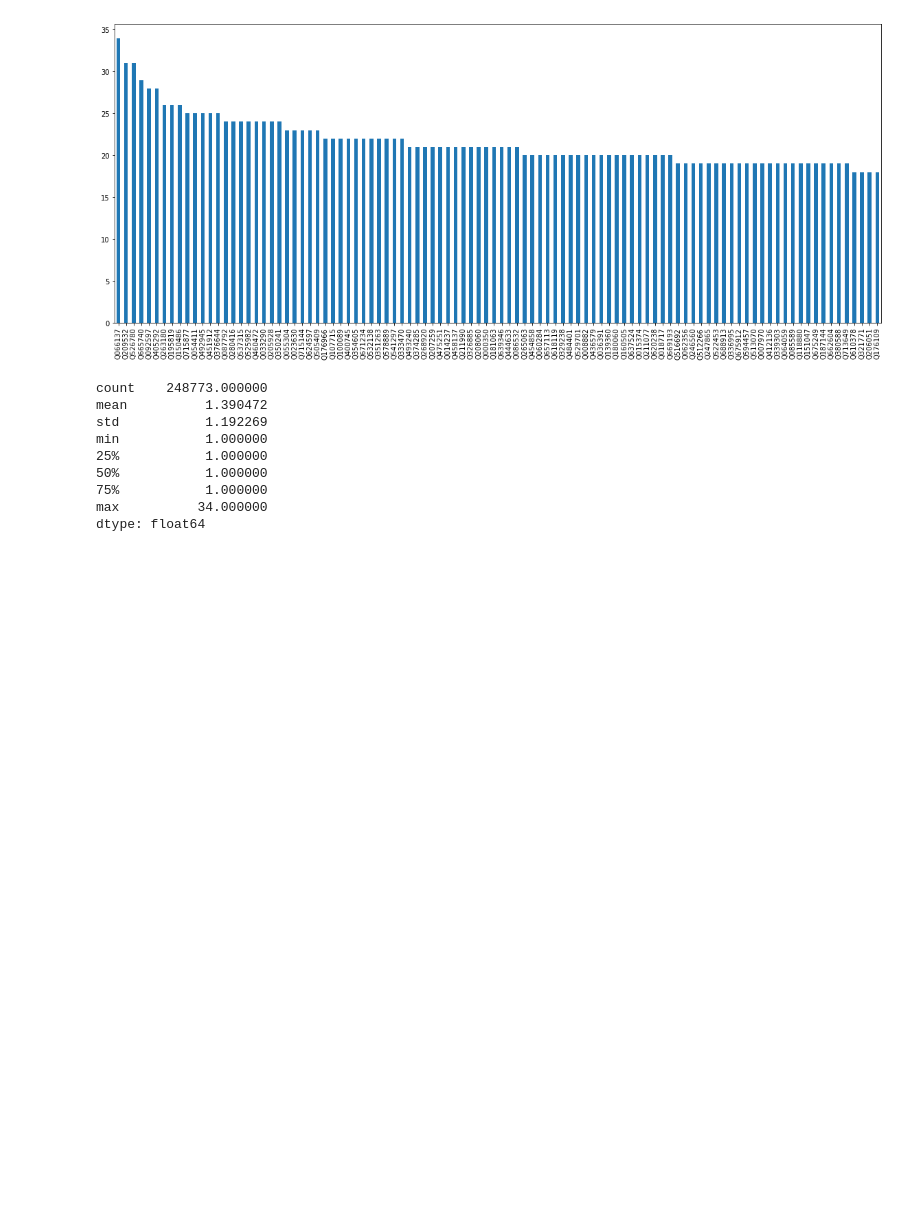
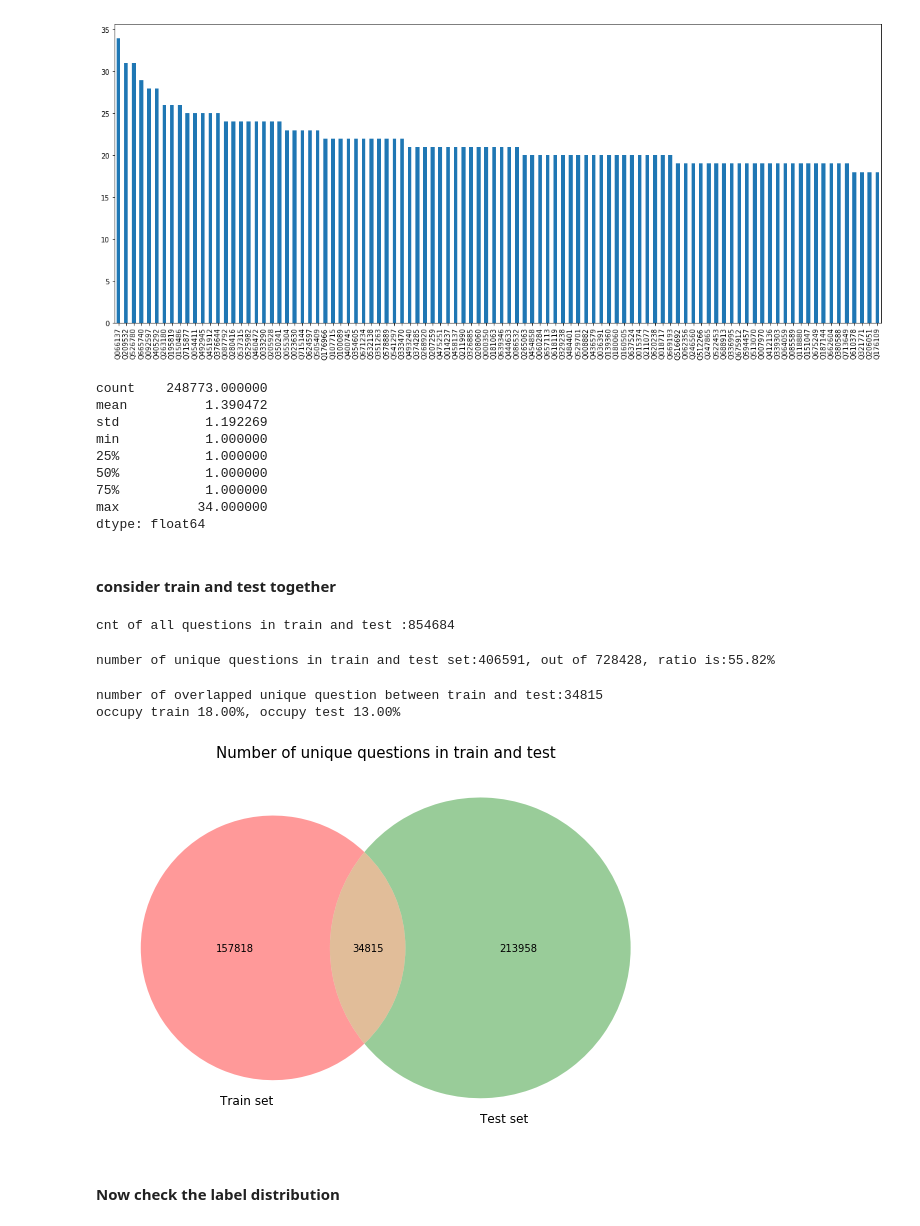
Before and after one commit to Fengjun-Wang/mirror_question_pair, a Jupyter notebook: scripts/data_analysis/Data_analysis.ipynb, the cells around one changed output. Drawn from its saved outputs; the diff is of its cells as text; code cells hidden in the pictures; blank space fills up the shorter version.

```diff
--- a/scripts/data_analysis/Data_analysis.ipynb
+++ b/scripts/data_analysis/Data_analysis.ipynb
@@ -201,3 +205,34 @@ min           1.000000
 75%           1.000000
 max          34.000000
 dtype: float64
+# %% [markdown]
+#### consider train and test together
+# %%
+all_qids = pd.concat([train_all_qids,test_all_qids],ignore_index=True)
+print "cnt of all questions in train and test :%s"%len(all_qids)
+assert len(all_qids)==len(train_all_qids)+len(test_all_qids)
+# %% [output]
+cnt of all questions in train and test :854684
+# %%
+all_ques_fre = all_qids.value_counts()
+print "number of unique questions in train and test set:%s, out of %s, ratio is:%.2f%%"%(all_ques_fre.shape[0],question_df.shape[0],
+                                                                              100*all_ques_fre.shape[0]/float(question_df.shape[0]))
+# %% [output]
+number of unique questions in train and test set:406591, out of 728428, ratio is:55.82%
+# %%
+overlap_train_test = set(train_all_qids.values.tolist()).intersection(set(test_all_qids.values.tolist()))
+print "number of overlapped unique question between train and test:%s"%(len(overlap_train_test))
+print "occupy train %.2f%%, occupy test %.2f%%"%(100*len(overlap_train_test)/len(train_ques_fre),100*len(overlap_train_test)/len(test_ques_fre))
+# %% [output]
+number of overlapped unique question between train and test:34815
+occupy train 18.00%, occupy test 13.00%
+# %%
+from matplotlib_venn import venn2
+plt.figure(figsize=(10,7))
+venn2([set(train_all_qids.values.tolist()), set(test_all_qids.values.tolist())], set_labels = ('Train set', 'Test set') )
+plt.title("Number of unique questions in train and test", fontsize=15)
+plt.show()
+# %% [output]
+[figure, added]
+# %% [markdown]
+#### Now check the label distribution
```
Also changed, not shown: parts of 22 cells of this notebook, 2 other files.
